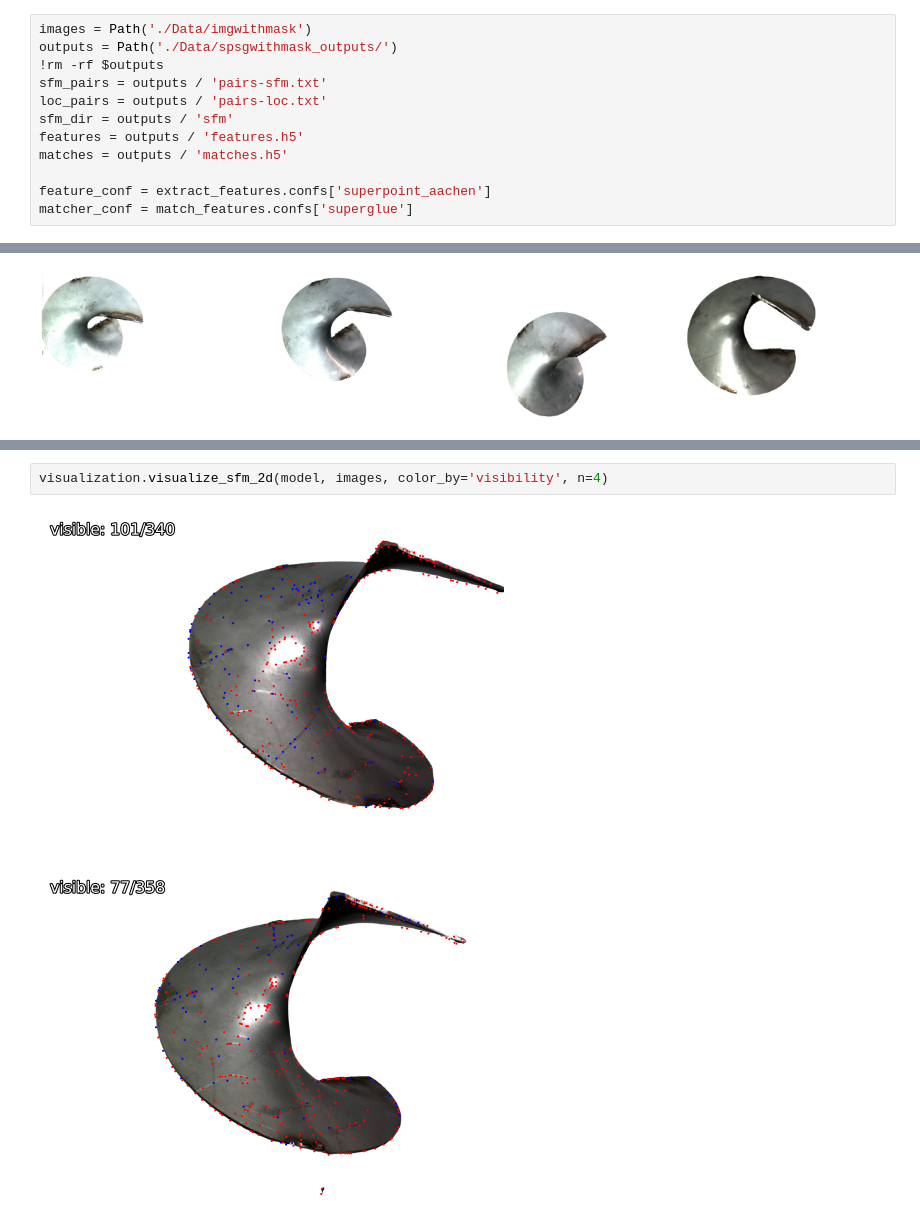
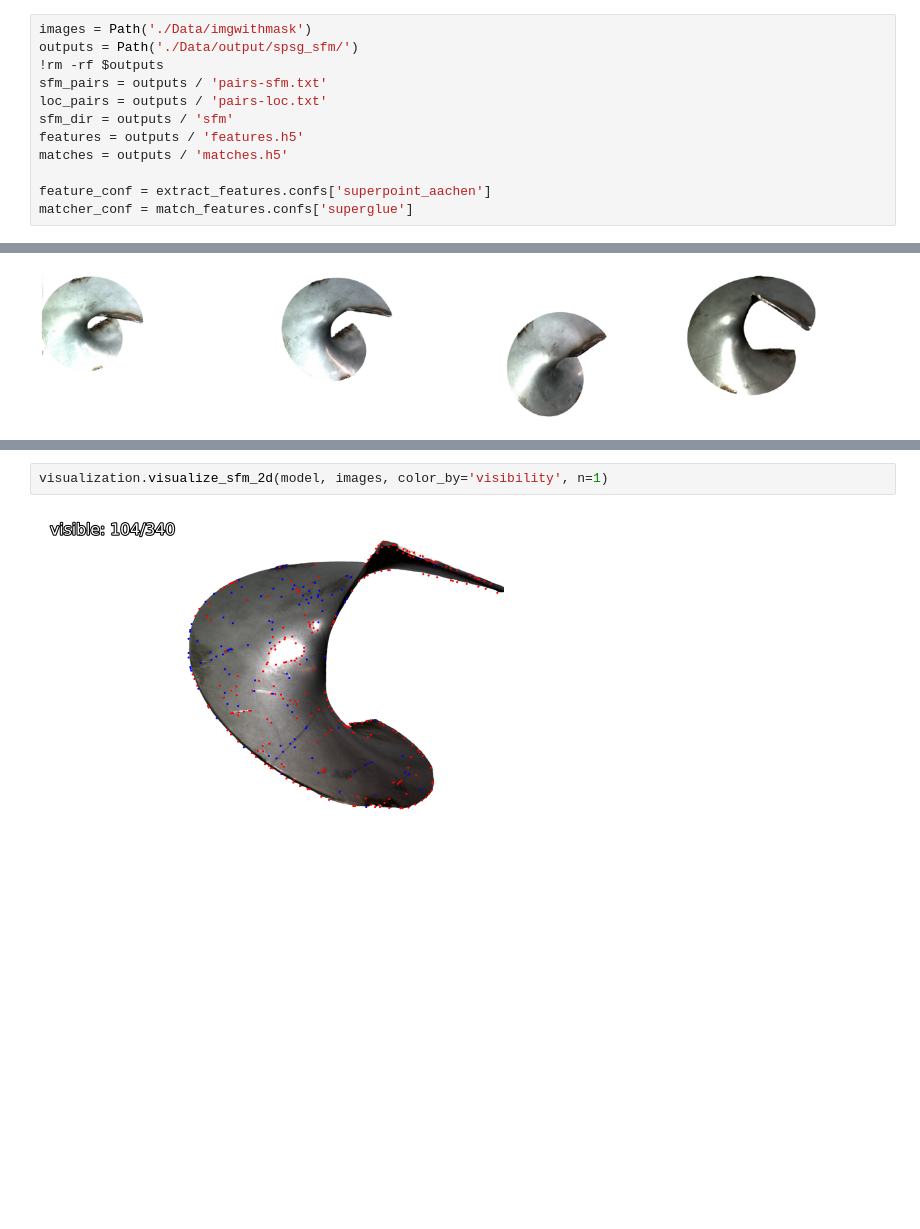
Before and after one commit to Fr4nkxx/baffle-reconstruction, a Jupyter notebook: baffle-sp-sg.ipynb, the cells around one changed output, grey strips where cells are left out. Cells and saved outputs as stored; diff of their text form; blank space fills up the shorter version.

```diff
--- a/baffle-sp-sg.ipynb
+++ b/baffle-sp-sg.ipynb
@@ -11,6 +14,6 @@ from hloc.utils import viz_3d
 # %%
 images = Path('./Data/imgwithmask')
-outputs = Path('./Data/spsgwithmask_outputs/')
+outputs = Path('./Data/output/spsg_sfm/')
 !rm -rf $outputs
 sfm_pairs = outputs / 'pairs-sfm.txt'
 loc_pairs = outputs / 'pairs-loc.txt'
@@ -84,5 +87,4 @@ Reconstruction:
 # %%
-visualization.visualize_sfm_2d(model, images, color_by='visibility', n=4)
+visualization.visualize_sfm_2d(model, images, color_by='visibility', n=1)
 # %% [output]
-[figure, old version]
+[figure, new version]
-[figure, removed]
```
Also changed, not shown: parts of 8 cells of this notebook, 3 other files.
